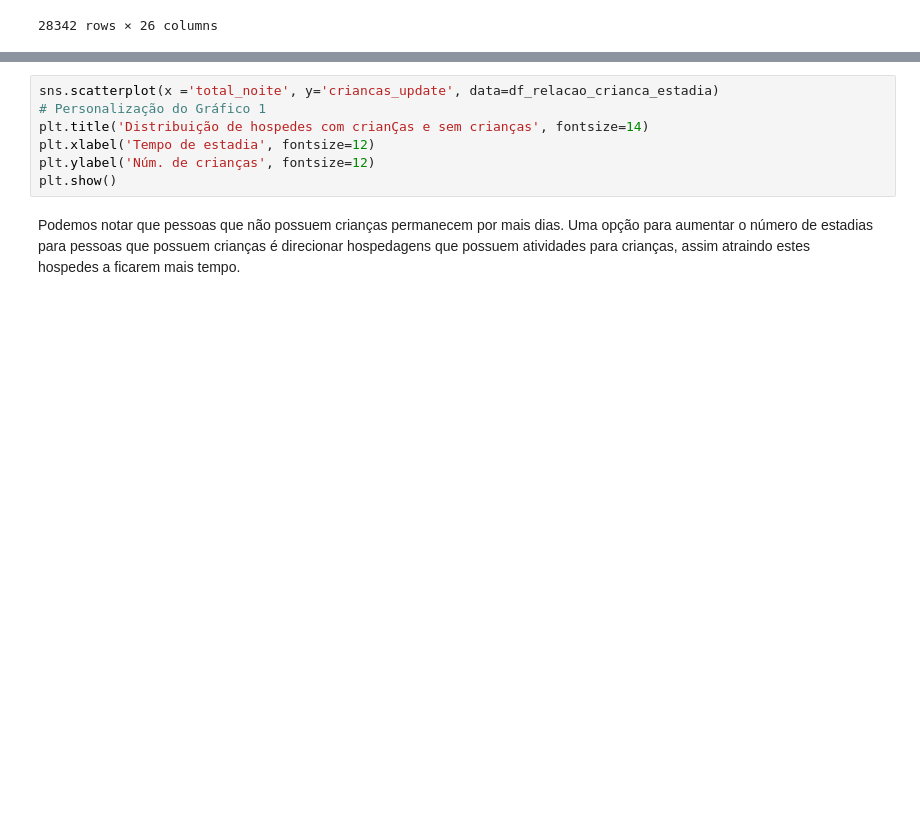
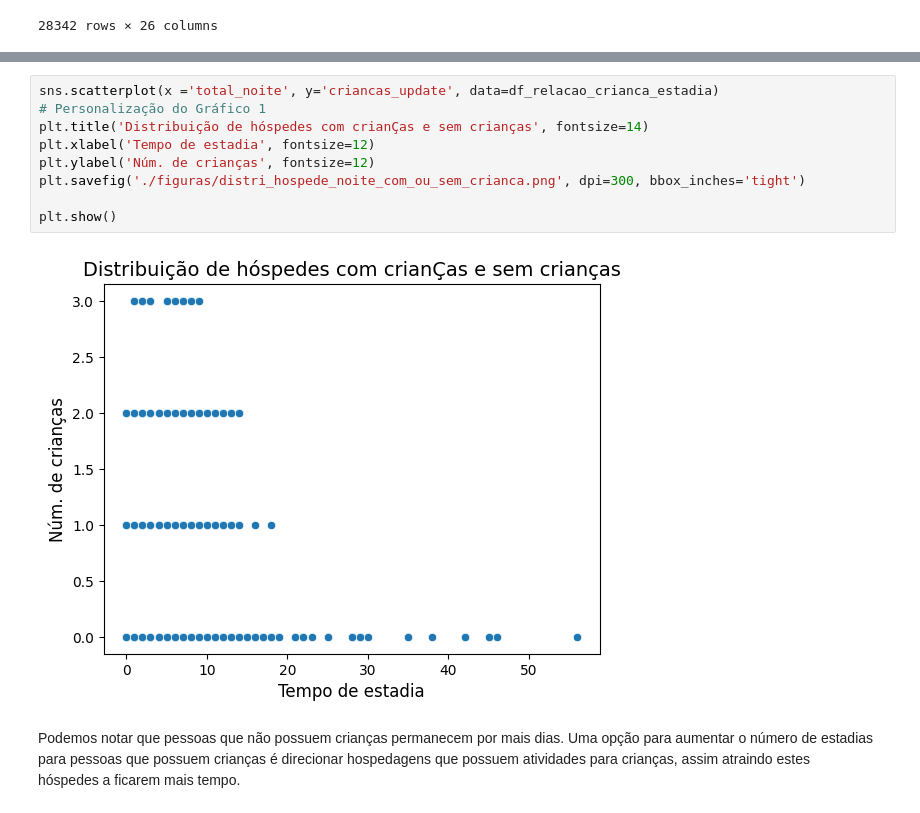
Before and after one commit to mh-pedro/Data-case-resort, a Jupyter notebook: case-resort.ipynb, the cells around one changed output, grey strips where cells are left out. Saved outputs shown, nothing was run; the diff lists cells and outputs as text; blank space fills up the shorter version.

```diff
--- a/case-resort.ipynb
+++ b/case-resort.ipynb
@@ -983,14 +1014,18 @@ df_relacao_crianca_estadia
 # %%
 sns.scatterplot(x ='total_noite', y='criancas_update', data=df_relacao_crianca_estadia)
 # Personalização do Gráfico 1
-plt.title('Distribuição de hospedes com crianÇas e sem crianças', fontsize=14)
+plt.title('Distribuição de hóspedes com crianÇas e sem crianças', fontsize=14)
 plt.xlabel('Tempo de estadia', fontsize=12)
 plt.ylabel('Núm. de crianças', fontsize=12)
+plt.savefig('./figuras/distri_hospede_noite_com_ou_sem_crianca.png', dpi=300, bbox_inches='tight')
+
 plt.show()
+# %% [output]
+[figure, added]
 # %% [markdown]
 Podemos notar que pessoas que não possuem crianças permanecem por mais dias. Uma opção para aumentar o número de estadias\
 para pessoas que possuem crianças é direcionar hospedagens que possuem atividades para crianças, assim atraindo estes\
-hospedes a ficarem mais tempo.
+hóspedes a ficarem mais tempo.
 # %% [markdown]
 ---
 ---
```
Also changed, not shown: parts of 20 cells of this notebook, 11 other files.
